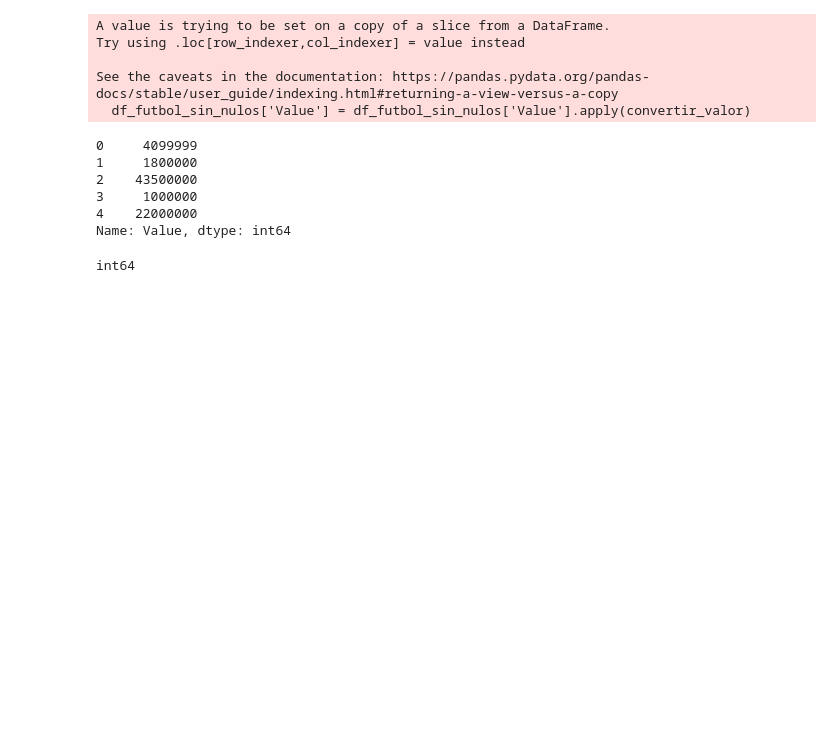
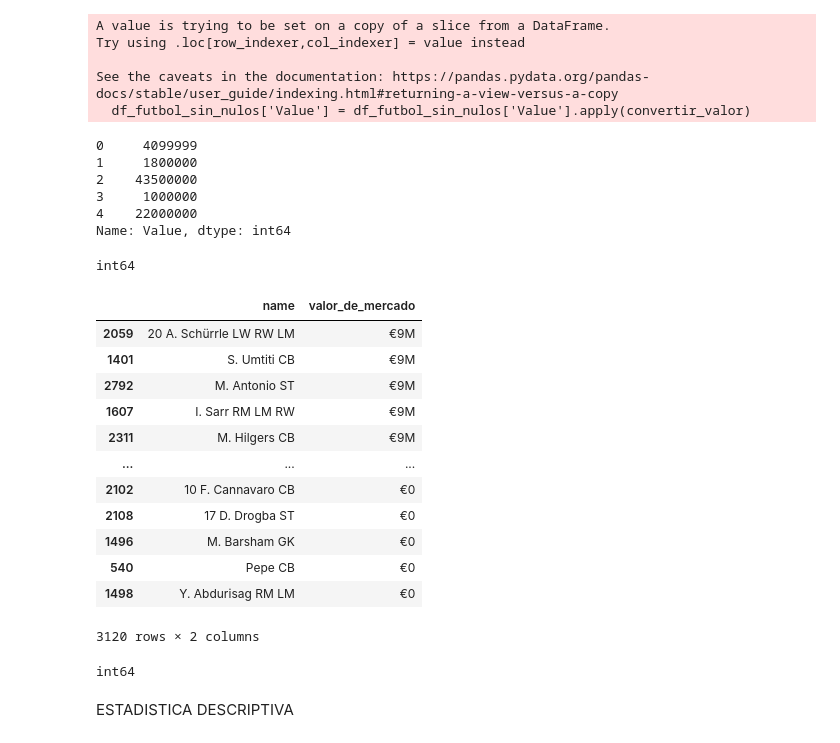
Before and after one commit to javierlara47/TFG, a Jupyter notebook: notebooks/archivo.ipynb, the cells around one changed output. Saved outputs shown, nothing was run; the diff lists cells and outputs as text; code cells hidden in the pictures; blank space fills up the shorter version.

```diff
--- a/notebooks/archivo.ipynb
+++ b/notebooks/archivo.ipynb
@@ -222,0 +226,42 @@ int64
+# %%
+#Ordenar el DataFrame en función de la columna valor_de_mercado, de manera descendente
+df_ordenado=df_futbol.sort_values(by='valor_de_mercado',ascending=False)
+
+#Muestra por pantalla las columnas de nombre y valor_de_mercado solo
+df_ordenado[['name','valor_de_mercado']]
+# %% [output]
+|  | name | valor_de_mercado |
+| 2059 | 20 A. Schürrle LW RW LM | €9M |
+| 1401 | S. Umtiti CB | €9M |
+| 2792 | M. Antonio ST | €9M |
+| 1607 | I. Sarr RM LM RW | €9M |
+| 2311 | M. Hilgers CB | €9M |
+| ... | ... | ... |
+| 2102 | 10 F. Cannavaro CB | €0 |
+| 2108 | 17 D. Drogba ST | €0 |
+| 1496 | M. Barsham GK | €0 |
+| 540 | Pepe CB | €0 |
+| 1498 | Y. Abdurisag RM LM | €0 |
+3120 rows × 2 columns
+# %%
+# Función para limpiar y convertir valores a enteros
+def convertir_valor(valor):
+    if isinstance(valor, str):  # Verificar si es string
+        valor = valor.replace("€", "").replace(",", ".")  # Quitar símbolo €
+        if "M" in valor:
+            return int(float(valor.replace("M", "")) * 1_000_000)  # Convertir millones a enteros
+        elif "K" in valor:
+            return int(float(valor.replace("K", "")) * 1_000)  # Convertir miles a enteros
+        else:
+            return int(valor)  # Si no tiene M ni K, convertir directamente
+    return valor  # Si ya es número, devolverlo igual
+
+# Aplicar la conversión a la columna
+df_futbol["valor_de_mercado"] = df_futbol["valor_de_mercado"].apply(convertir_valor)
+
+# Verificar el tipo de dato después de la conversión
+print(df_futbol["valor_de_mercado"].dtype)  # Debe mostrar int64
+# %% [output]
+int64
+# %% [markdown]
+ESTADISTICA DESCRIPTIVA
```
Also changed, not shown: parts of 6 cells of this notebook.
